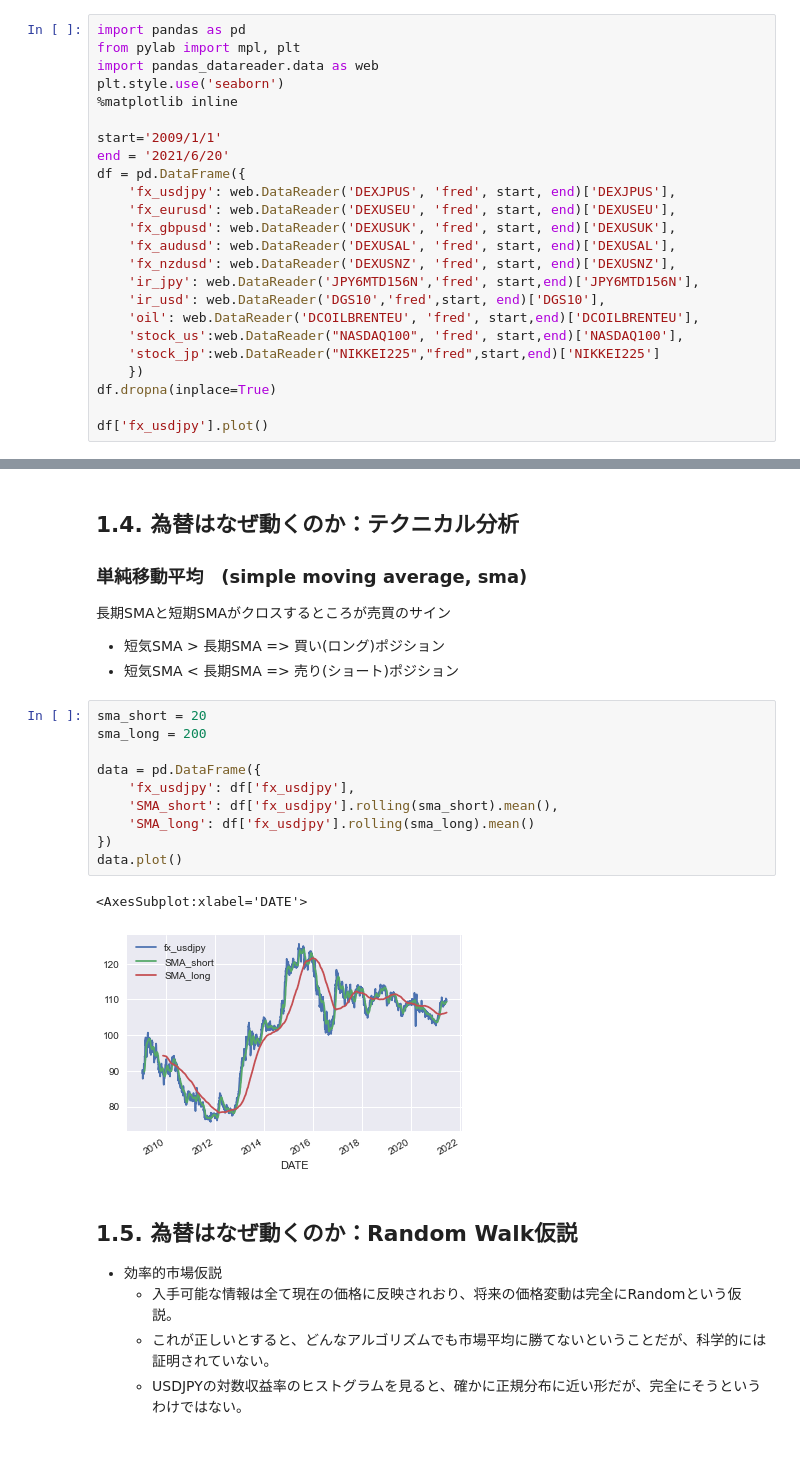
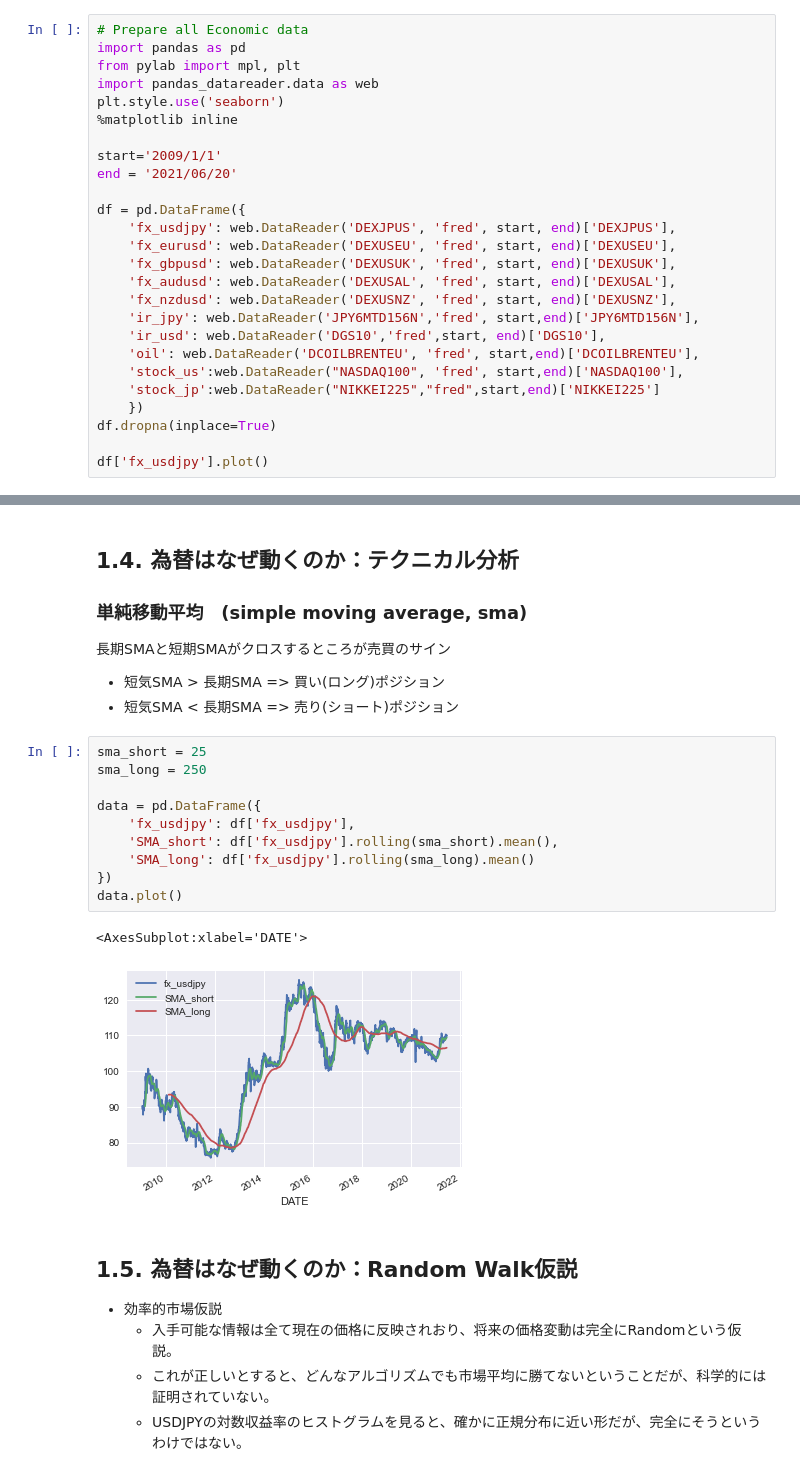
Before and after one commit to morimoto0606/fx_prediction, a Jupyter notebook: fxprediction.ipynb, the cells around one changed output, grey strips where cells are left out. Cells and saved outputs as stored; diff of their text form.

```diff
--- a/fxprediction.ipynb
+++ b/fxprediction.ipynb
@@ -70,4 +69,5 @@
 # %%
+# Prepare all Economic data
 import pandas as pd
 from pylab import mpl, plt
 import pandas_datareader.data as web
@@ -75,7 +75,8 @@ plt.style.use('seaborn')
 %matplotlib inline
 
 start='2009/1/1'
-end = '2021/6/20'
+end = '2021/06/20'
+
 df = pd.DataFrame({
     'fx_usdjpy': web.DataReader('DEXJPUS', 'fred', start, end)['DEXJPUS'],
     'fx_eurusd': web.DataReader('DEXUSEU', 'fred', start, end)['DEXUSEU'],
@@ -209,18 +214,18 @@ df_std.plot.scatter(x='return_oil', y='return_audusd')
 - 短気SMA > 長期SMA => 買い(ロング)ポジション
 - 短気SMA < 長期SMA => 売り(ショート)ポジション
 # %%
-sma_short = 20
-sma_long = 200
+sma_short = 25
+sma_long = 250
 
 data = pd.DataFrame({
     'fx_usdjpy': df['fx_usdjpy'],
     'SMA_short': df['fx_usdjpy'].rolling(sma_short).mean(),
     'SMA_long': df['fx_usdjpy'].rolling(sma_long).mean()
 })
 data.plot()
 # %% [output]
 <AxesSubplot:xlabel='DATE'>
-[figure, old version]
+[figure, new version]
 # %% [markdown]
 ## 1.5. 為替はなぜ動くのか：Random Walk仮説
 
```
Also changed, not shown: parts of 51 cells of this notebook, 2 other files.
